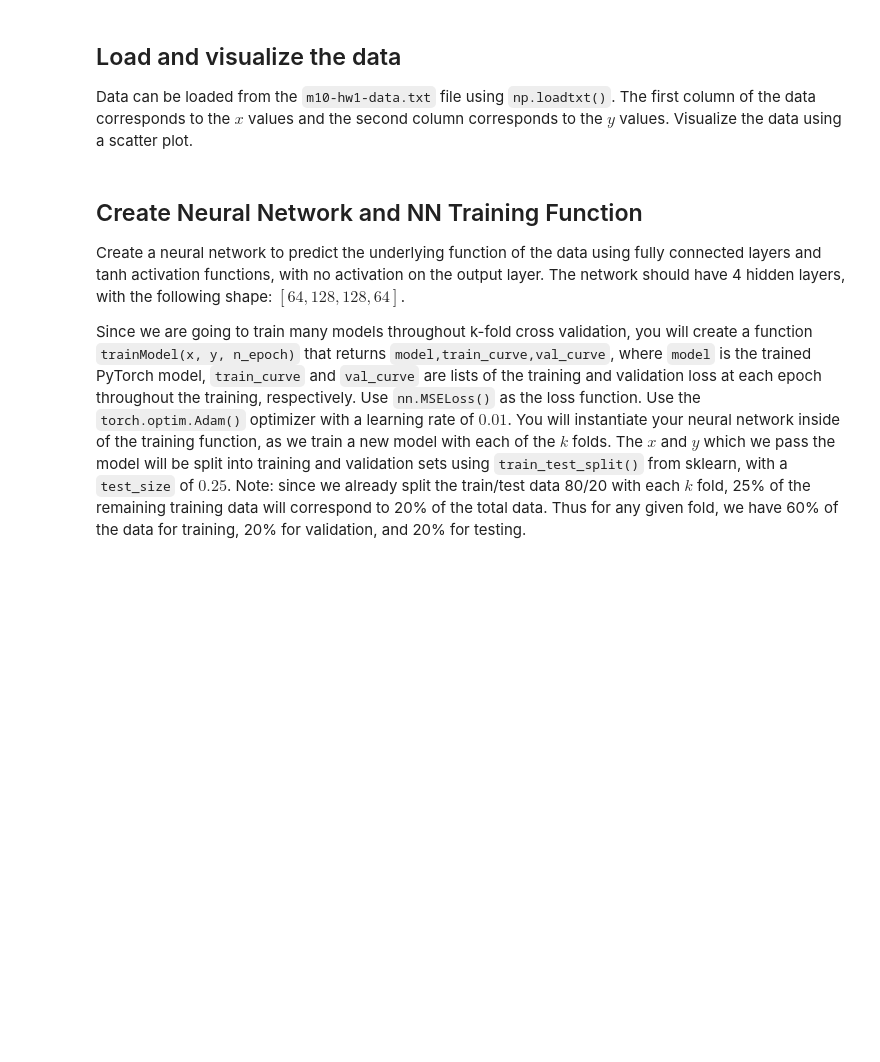
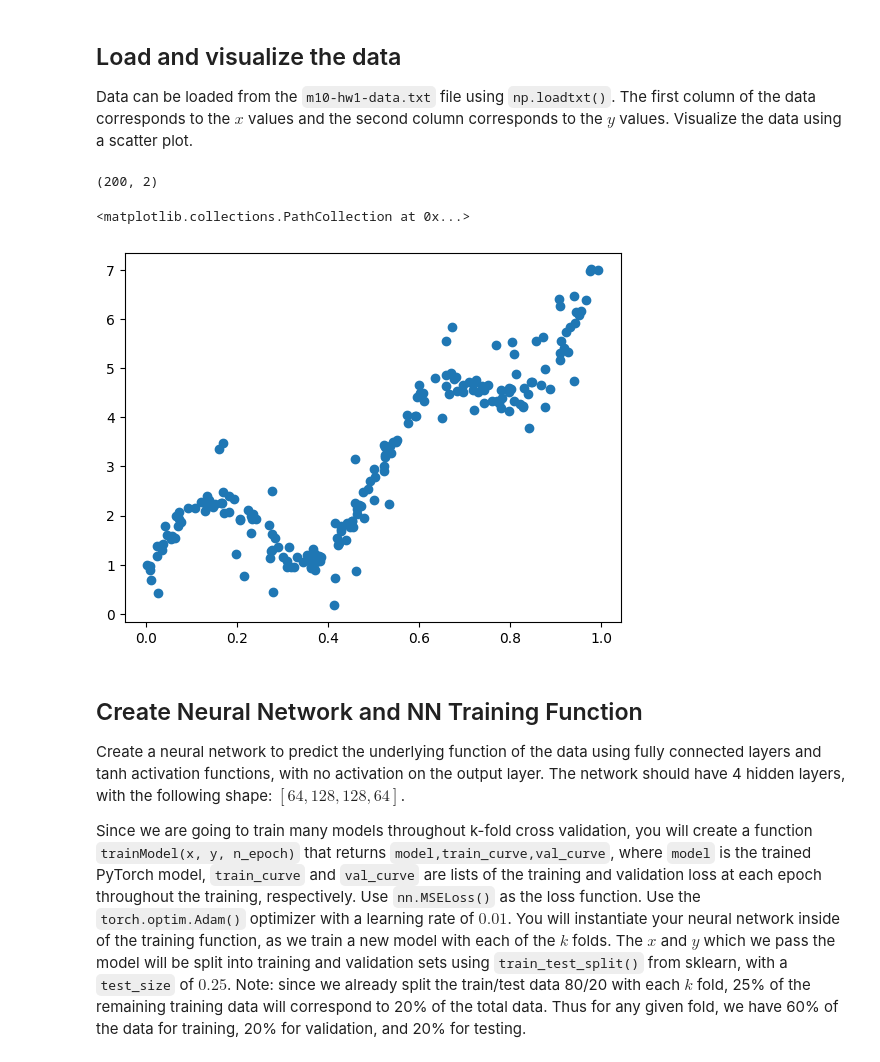
Before and after one commit to zsqu4re/ML-for-engineers, a Jupyter notebook: hw10/M10-HW1.ipynb, the cells around one changed output. Drawn from its saved outputs; the diff is of its cells as text; code cells hidden in the pictures; blank space fills up the shorter version.

```diff
--- a/hw10/M10-HW1.ipynb
+++ b/hw10/M10-HW1.ipynb
@@ -51,3 +49,14 @@ Data can be loaded from the `m10-hw1-data.txt` file using `np.loadtxt()`. The fi
+# %%
+## YOUR CODE GOES HERE
+dataset = np.loadtxt(r"C:\Users\zsqu4\Desktop\ML HW\ML-for-engineers\hw10\data\m10-hw1-data.txt")
+x = dataset[:,0]
+y = dataset[:,1]
+print(dataset.shape)
+plt.scatter(x,y)
+# %% [output]
+(200, 2)
+<matplotlib.collections.PathCollection at 0x...>
+[figure, added]
 # %% [markdown]
 ## Create Neural Network and NN Training Function
 
```
Also changed, not shown: parts of 6 cells of this notebook, 3 other files.
